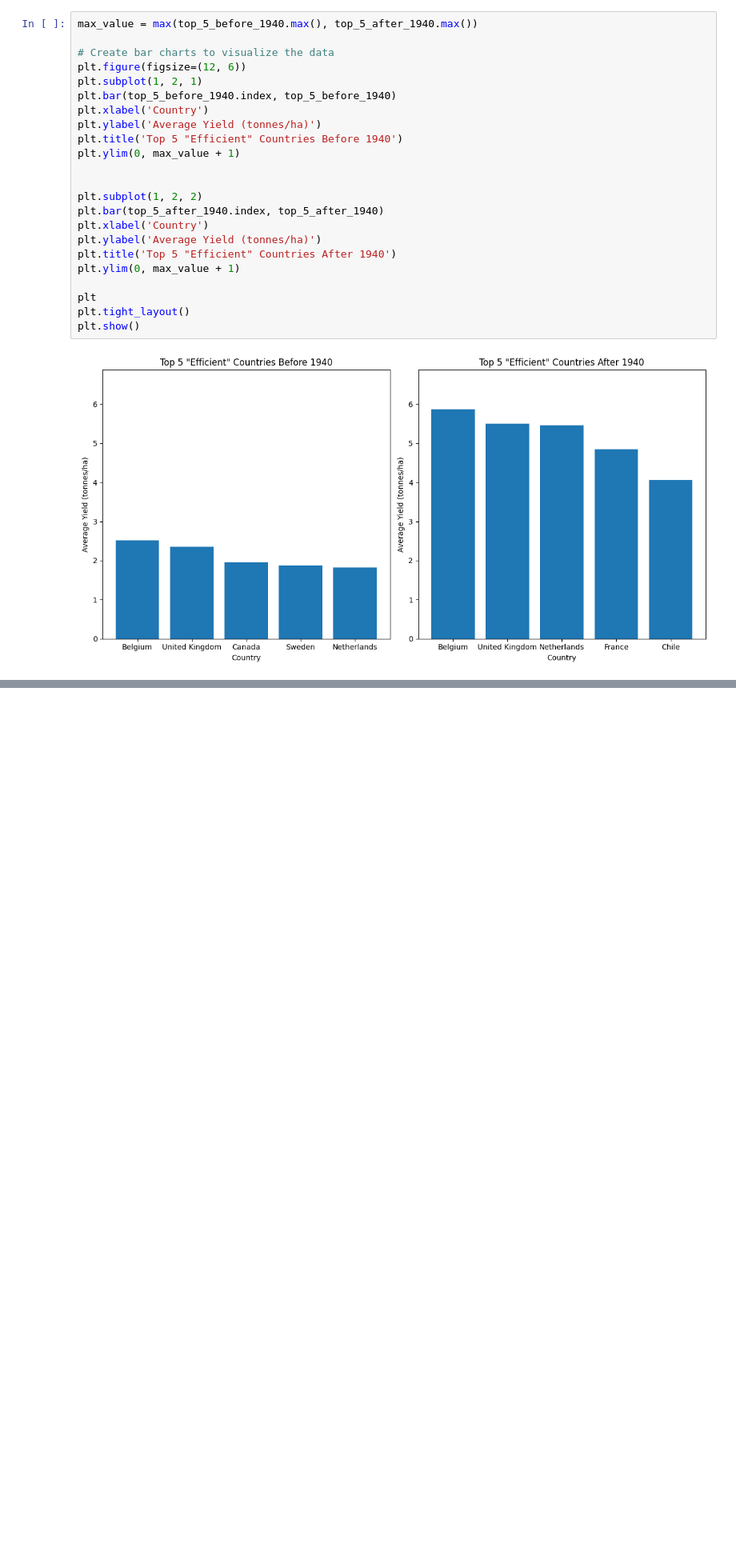
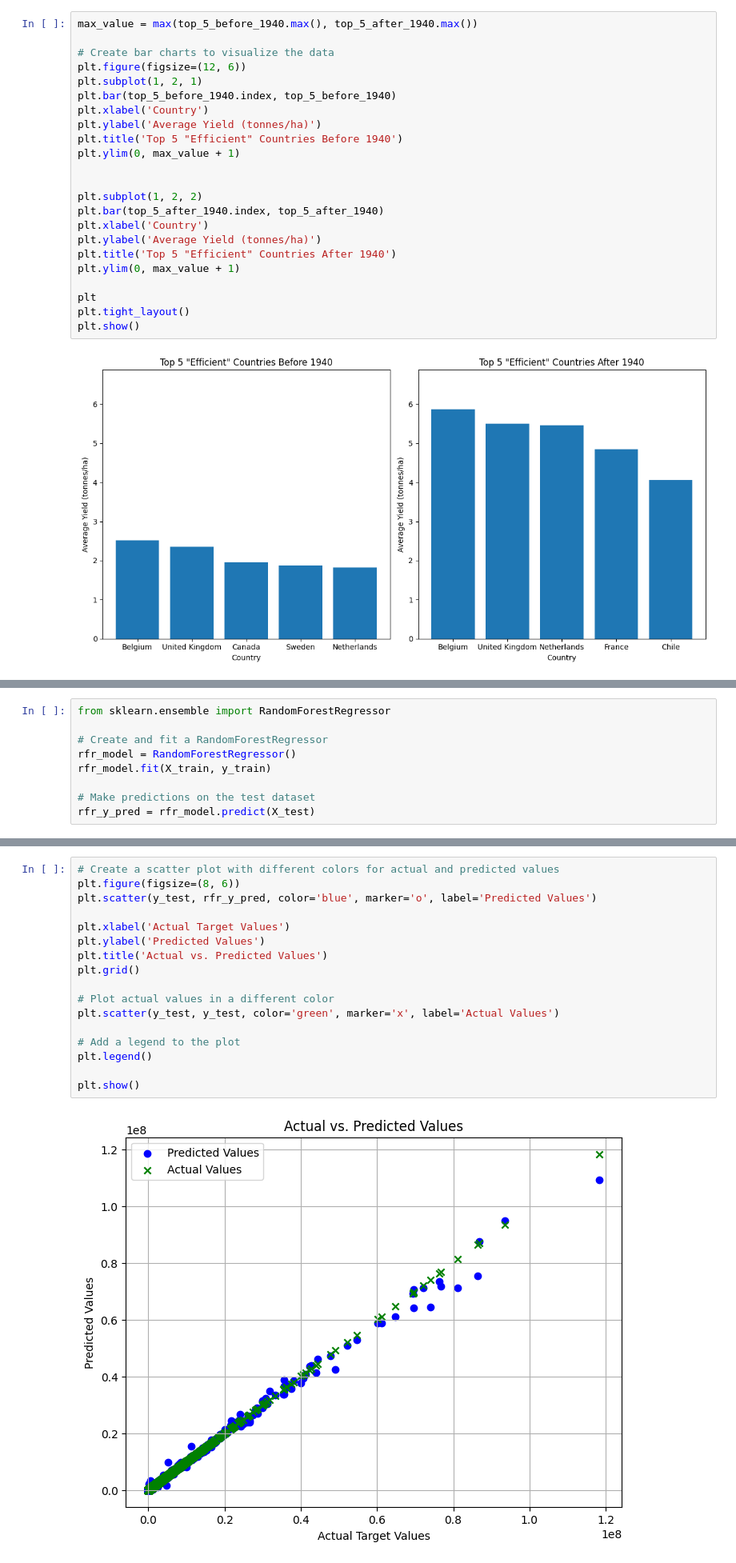
Before and after one commit to emre-ekici2/Group-2-CloudAI, a Jupyter notebook: Crops/CropsFinal.ipynb, the cells around one changed output, grey strips where cells are left out. Shown at 80% size. Saved outputs shown, nothing was run; the diff lists cells and outputs as text; blank space fills up the shorter version.

```diff
--- a/Crops/CropsFinal.ipynb
+++ b/Crops/CropsFinal.ipynb
@@ -467,0 +570,9 @@ fig.show()
+# %%
+from sklearn.ensemble import RandomForestRegressor
+
+# Create and fit a RandomForestRegressor
+rfr_model = RandomForestRegressor()
+rfr_model.fit(X_train, y_train)
+
+# Make predictions on the test dataset
+rfr_y_pred = rfr_model.predict(X_test)
@@ -467,0 +609,19 @@ fig.show()
+# %%
+# Create a scatter plot with different colors for actual and predicted values
+plt.figure(figsize=(8, 6))
+plt.scatter(y_test, rfr_y_pred, color='blue', marker='o', label='Predicted Values')
+
+plt.xlabel('Actual Target Values')
+plt.ylabel('Predicted Values')
+plt.title('Actual vs. Predicted Values')
+plt.grid()
+
+# Plot actual values in a different color
+plt.scatter(y_test, y_test, color='green', marker='x', label='Actual Values')
+
+# Add a legend to the plot
+plt.legend()
+
+plt.show()
+# %% [output]
+[figure, added]
```
Also changed, not shown: parts of 12 cells of this notebook, 2 other files.
